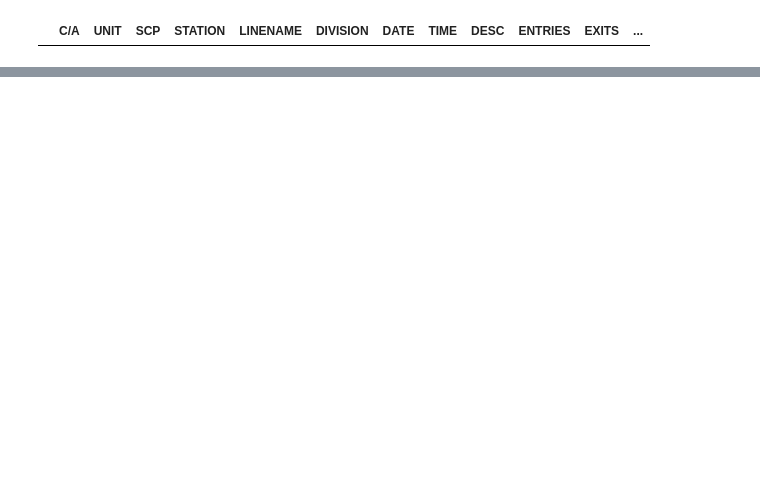
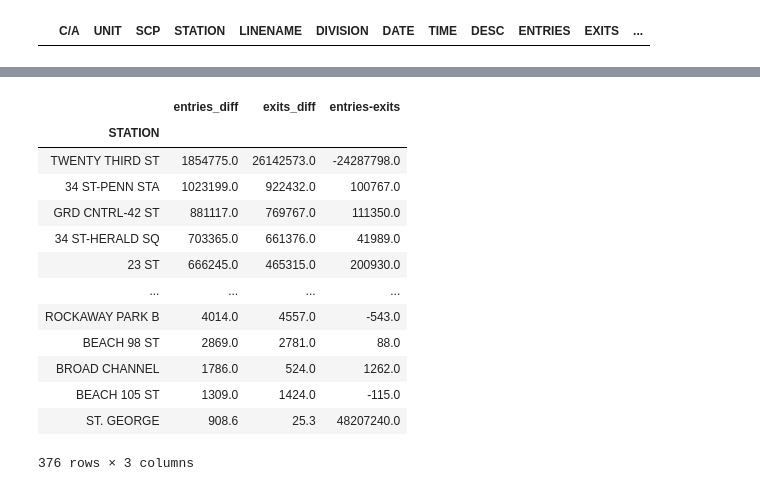
Before and after one commit to shreyak9/metis-project-1, a Jupyter notebook: project 1.ipynb, the cells around one changed output, grey strips where cells are left out. Cells and saved outputs as stored; diff of their text form; code cells hidden in the pictures; blank space fills up the shorter version.

```diff
--- a/project 1.ipynb
+++ b/project 1.ipynb
@@ -434,0 +436,3 @@ mta190504[["entries_diff","STATION"]].sort_values("entries_diff",ascending = Fal
+# %%
+mta190504.loc[205743:205744,'entries_diff'] = ent_mean_st.values[0]
+mta190504.loc[205743:205744,'exits_diff'] = ext_mean_st.values[0]
@@ -434,0 +444,4 @@ mta190504[["entries_diff","STATION"]].sort_values("entries_diff",ascending = Fal
+# %%
+burnside1 = burnside.iloc[1:]
+ent_mean_brn=burnside1[["entries_diff"]].mean()
+ent_mean_brn.values[0]
@@ -434,0 +450,3 @@ mta190504[["entries_diff","STATION"]].sort_values("entries_diff",ascending = Fal
+# %%
+ext_mean_brn=burnside1[["exits_diff"]].mean()
+ext_mean_brn.values[0]
@@ -434,0 +461,21 @@ mta190504[["entries_diff","STATION"]].sort_values("entries_diff",ascending = Fal
+# %%
+mta190504.loc[169823:169824,'entries_diff'] = ent_mean_brn.values[0]
+mta190504.loc[169823:169824,'exits_diff'] = ext_mean_brn.values[0]
+# %%
+mta_station = mta190504.groupby(["STATION"])[["entries_diff","exits_diff","entries-exits"]].sum().sort_values("entries_diff", ascending=False)
+mta_station
+# %% [output]
+|  | entries_diff | exits_diff | entries-exits |
+| STATION |  |  |  |
+| TWENTY THIRD ST | 1854775.0 | 26142573.0 | -24287798.0 |
+| 34 ST-PENN STA | 1023199.0 | 922432.0 | 100767.0 |
+| GRD CNTRL-42 ST | 881117.0 | 769767.0 | 111350.0 |
+| 34 ST-HERALD SQ | 703365.0 | 661376.0 | 41989.0 |
+| 23 ST | 666245.0 | 465315.0 | 200930.0 |
+| ... | ... | ... | ... |
+| ROCKAWAY PARK B | 4014.0 | 4557.0 | -543.0 |
+| BEACH 98 ST | 2869.0 | 2781.0 | 88.0 |
+| BROAD CHANNEL | 1786.0 | 524.0 | 1262.0 |
+| BEACH 105 ST | 1309.0 | 1424.0 | -115.0 |
+| ST. GEORGE | 908.6 | 25.3 | 48207240.0 |
+376 rows × 3 columns
```
Also changed, not shown: parts of 15 cells of this notebook.
